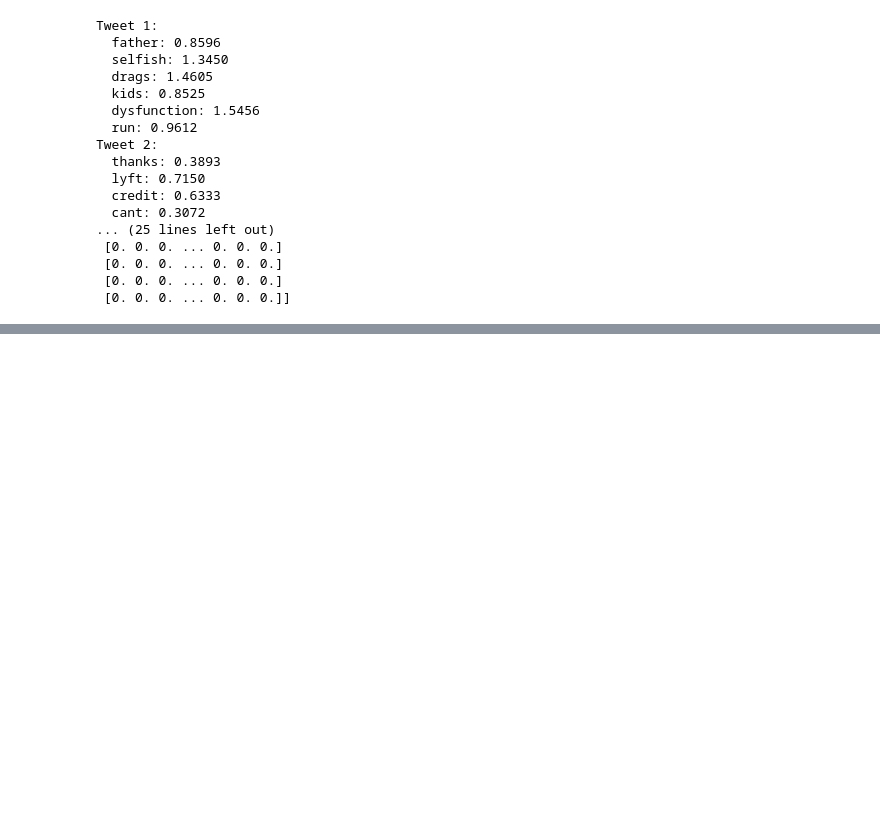
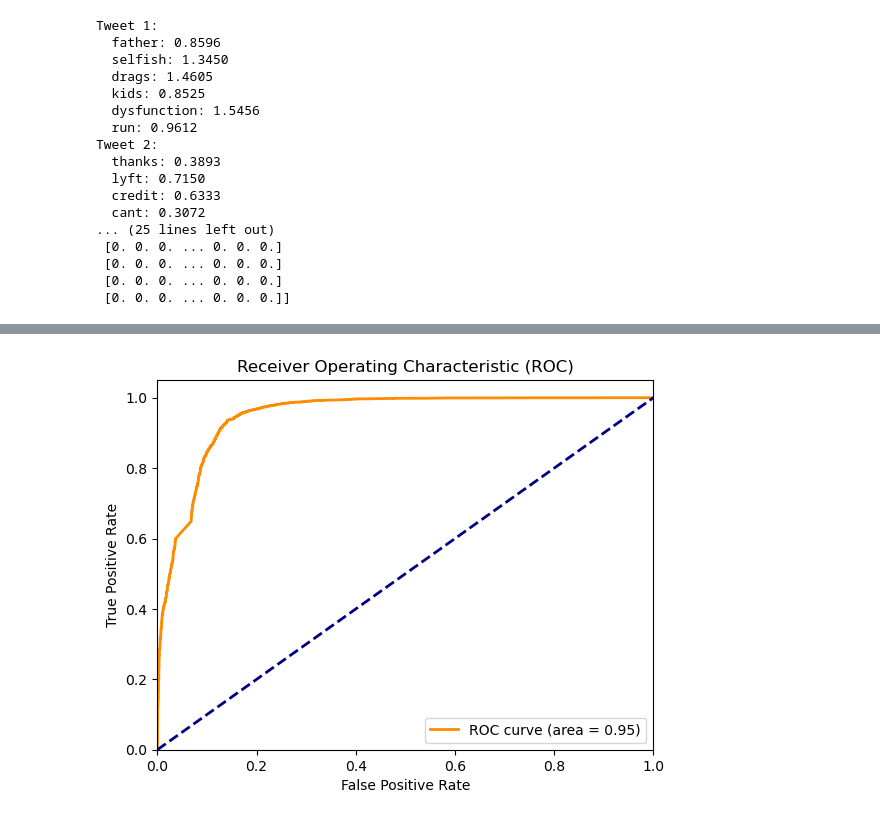
Before and after one commit to tarlan3003/x_sentiment_analysis, a Jupyter notebook: sentiment_analysis.ipynb, the cells around one changed output, grey strips where cells are left out. Cells and saved outputs as stored; diff of their text form; code cells hidden in the pictures; blank space fills up the shorter version.

```diff
--- a/sentiment_analysis.ipynb
+++ b/sentiment_analysis.ipynb
@@ -422,0 +499,26 @@ Tweet 2:
+# %%
+#Split the data into training and validation sets
+X_train, X_val, y_train, y_val = train_test_split(X_resampled, y_resampled, test_size=0.2, random_state=42)
+
+# Step 5: Train a logistic regression model
+model = LogisticRegression(random_state=42)
+model.fit(X_train, y_train)
+
+# Predict on the validation set
+y_pred = model.predict(X_val)
+y_pred_proba = model.predict_proba(X_val)[:, 1]
+
+# Print classification report
+print(classification_report(y_val, y_pred))
+
+# Compute ROC-AUC score
+roc_auc = roc_auc_score(y_val, y_pred_proba)
+print(f'ROC-AUC Score: {roc_auc:.4f}')
+
+# Step 6: Apply the model to the test data
+X_test_tfidf = tfidf.transform(df_test['tweet'])
+y_test_pred = model.predict(X_test_tfidf)
+y_test_pred_proba = model.predict_proba(X_test_tfidf)[:, 1]
+
+# Example: Print the first few predictions
+print(y_test_pred[:10])
@@ -422,0 +537,18 @@ Tweet 2:
+# %%
+# Compute ROC curve and ROC area for each class
+fpr, tpr, _ = roc_curve(y_val, y_pred_proba)
+roc_auc = auc(fpr, tpr)
+
+# Plot ROC curve
+plt.figure()
+plt.plot(fpr, tpr, color='darkorange', lw=2, label='ROC curve (area = %0.2f)' % roc_auc)
+plt.plot([0, 1], [0, 1], color='navy', lw=2, linestyle='--')
+plt.xlim([0.0, 1.0])
+plt.ylim([0.0, 1.05])
+plt.xlabel('False Positive Rate')
+plt.ylabel('True Positive Rate')
+plt.title('Receiver Operating Characteristic (ROC)')
+plt.legend(loc='lower right')
+plt.show()
+# %% [output]
+[figure, added]
```
Also changed, not shown: parts of 10 cells of this notebook.
